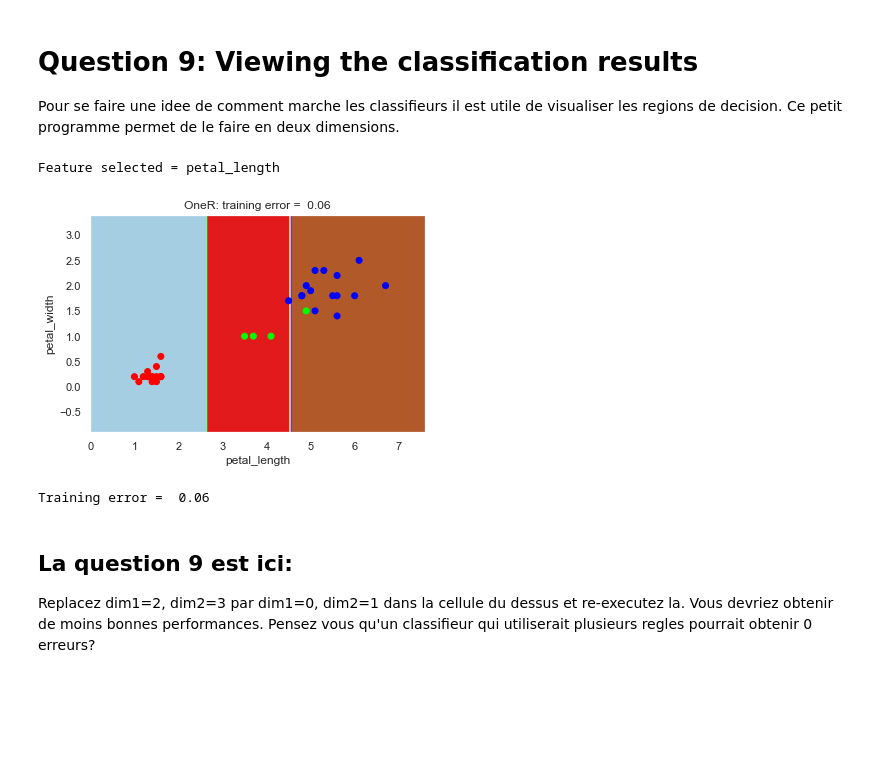
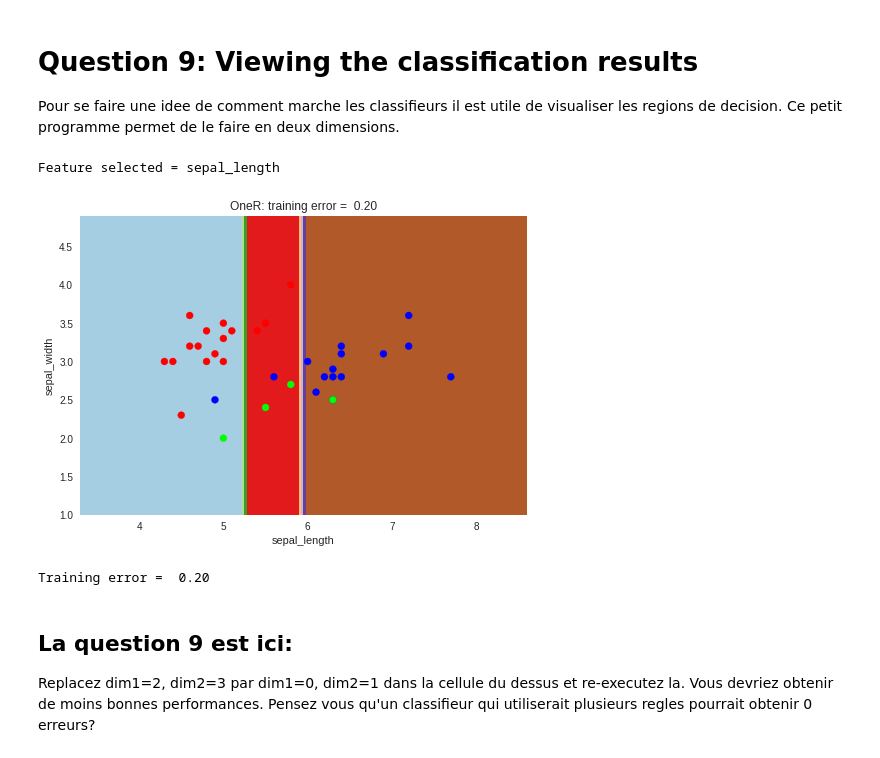
Before and after one commit to ramzi-behidj/info232, a Jupyter notebook: TP1/README.ipynb, the cells around one changed output. Saved outputs shown, nothing was run; the diff lists cells and outputs as text; code cells hidden in the pictures; blank space fills up the shorter version.

```diff
--- a/TP1/README.ipynb
+++ b/TP1/README.ipynb
@@ -376,13 +376,13 @@ def ClfScatter(clf, X, Y, F, dim1=0, dim2=1, title=''):
     plt.show()
     return clf.predict(X2)
 # %%
-Yhat = ClfScatter(my_model, X, Y, feature_names, dim1=2, dim2=3, title='OneR')
+Yhat = ClfScatter(my_model, X, Y, feature_names, dim1=0, dim2=1, title='OneR')
 errate = error_rate(Y, Yhat)
 print('Training error = %5.2f' % errate)
 # %% [output]
-Feature selected = petal_length
+Feature selected = sepal_length
-[figure, old version]
+[figure, new version]
-Training error =  0.06
+Training error =  0.20
 # %% [markdown]
 ## La question 9 est ici:
 Replacez dim1=2, dim2=3 par dim1=0, dim2=1 dans la cellule du dessus et re-executez la. Vous devriez obtenir de moins bonnes performances. Pensez vous qu'un classifieur qui utiliserait plusieurs regles pourrait obtenir 0 erreurs?
```
Also changed, not shown: parts of 8 cells of this notebook.
